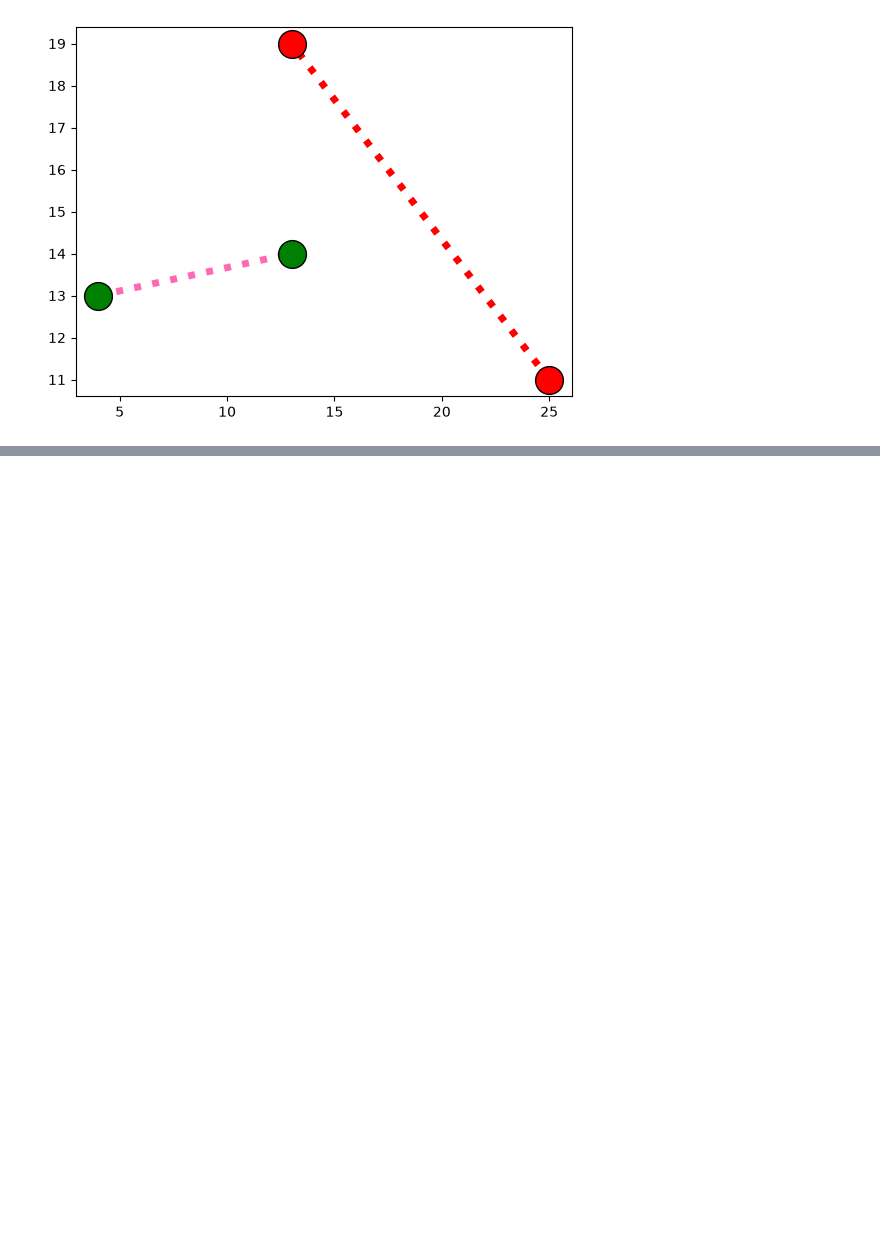
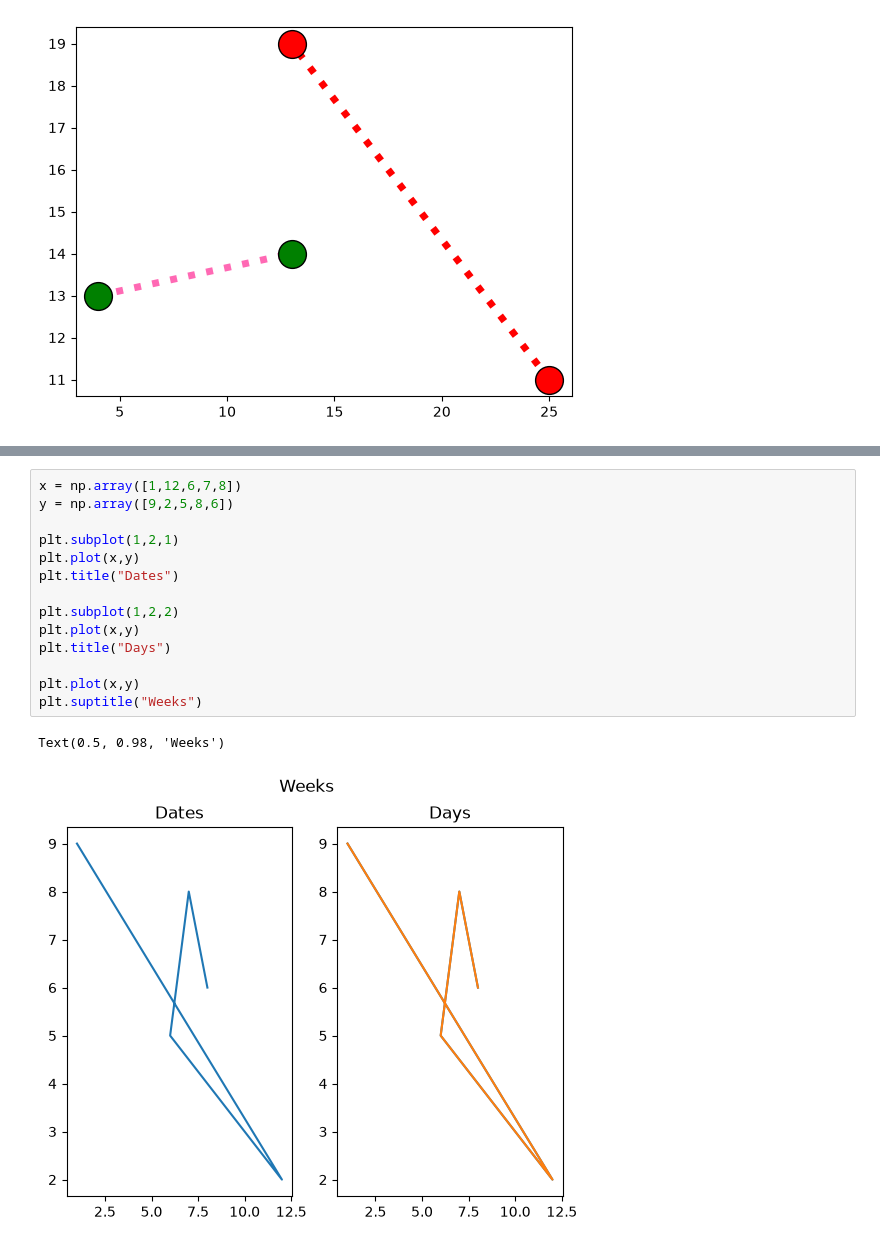
Before and after one commit to DikshantGr7/Ignite-Dikshant, a Jupyter notebook: Day9.ipynb, the cells around one changed output, grey strips where cells are left out. Saved outputs shown, nothing was run; the diff lists cells and outputs as text; blank space fills up the shorter version.

```diff
--- a/Day9.ipynb
+++ b/Day9.ipynb
@@ -41,0 +73,17 @@ plt.show()
+# %%
+x = np.array([1,12,6,7,8])
+y = np.array([9,2,5,8,6])
+
+plt.subplot(1,2,1)
+plt.plot(x,y)
+plt.title("Dates")
+
+plt.subplot(1,2,2)
+plt.plot(x,y)
+plt.title("Days")
+
+plt.plot(x,y)
+plt.suptitle("Weeks")
+# %% [output]
+Text(0.5, 0.98, 'Weeks')
+[figure, added]
```
Also changed, not shown: parts of 6 cells of this notebook.
